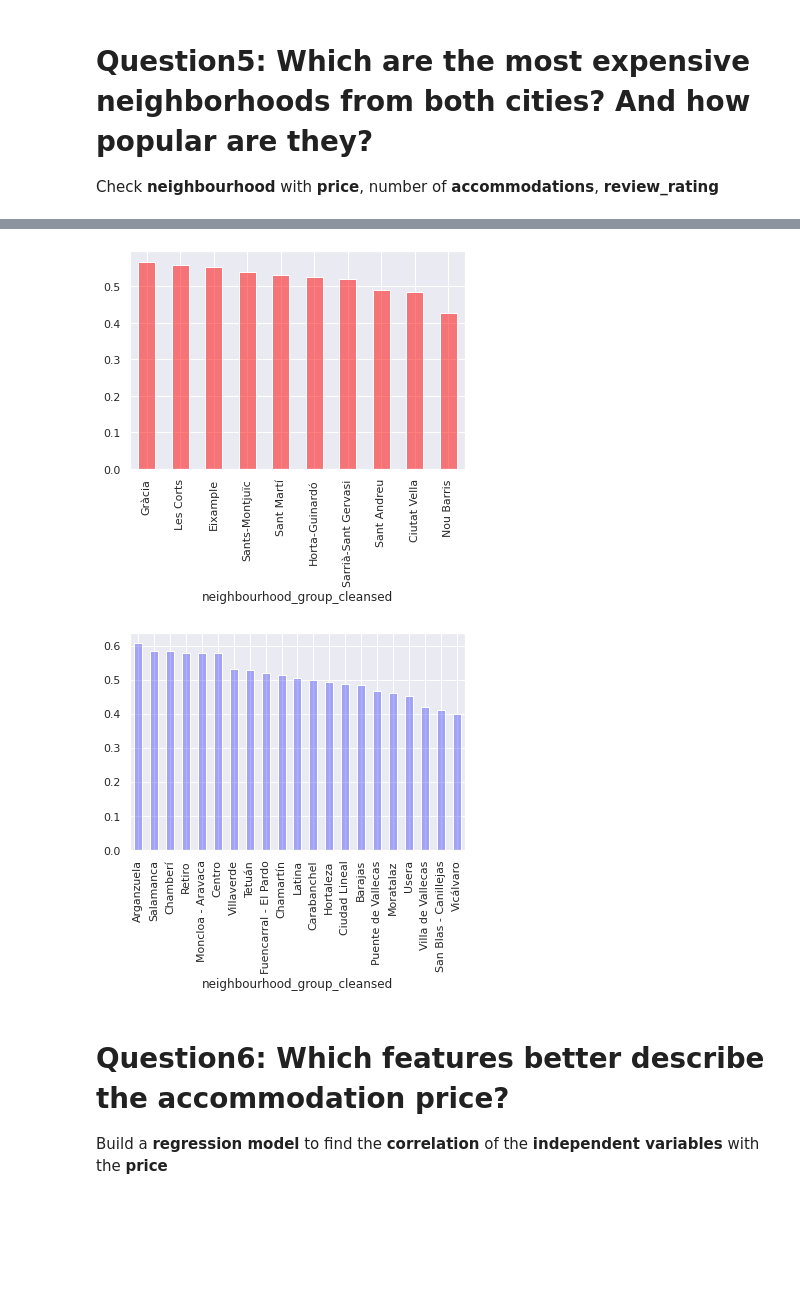
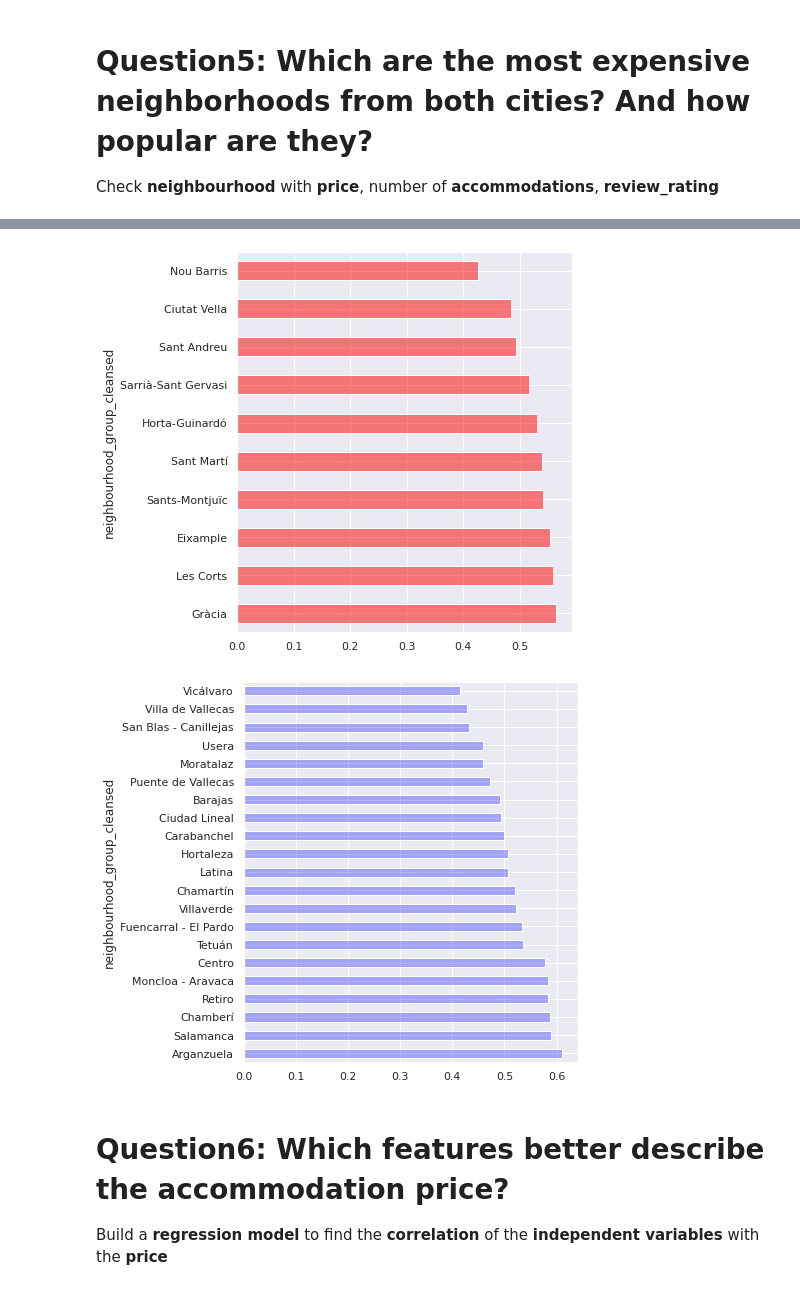
Before and after one commit to jordigc2/Udacity_DataScience_Nanodegree, a Jupyter notebook: Project1: Data Science Blog Post/src/AnalysingArbnbData.ipynb, the cells around one changed output, grey strips where cells are left out. Saved outputs shown, nothing was run; the diff lists cells and outputs as text; code cells hidden in the pictures; blank space fills up the shorter version.

```diff
--- a/Project1: Data Science Blog Post/src/AnalysingArbnbData.ipynb
+++ b/Project1: Data Science Blog Post/src/AnalysingArbnbData.ipynb
@@ -161,0 +162,3 @@ listings_mad['Score'] = listings_mad[scoreCols].mean(axis=1)
+# %%
+listings_bcn = listings_bcn[listings_bcn.price<=500]
+listings_mad = listings_mad[listings_mad.price<=500]
@@ -452,14 +465,14 @@ plt.plot();
 # %%
-plt.figure("bcn")
-listings_bcn.groupby(by='neighbourhood_group_cleansed').occupacy_30days.mean().sort_values(ascending=False).plot.bar(color=(1, 0, 0, 0.5))
+plt.figure("bcn",figsize=(6,7))
+listings_bcn.groupby(by='neighbourhood_group_cleansed').occupacy_30days.mean().sort_values(ascending=False).plot.barh(color=(1, 0, 0, 0.5))
 
-plt.figure("mad")
-listings_mad.groupby(by='neighbourhood_group_cleansed').occupacy_30days.mean().sort_values(ascending=False).plot.bar(color=(0, 0, 1, 0.3))
+plt.figure("mad",figsize=(6,7))
+listings_mad.groupby(by='neighbourhood_group_cleansed').occupacy_30days.mean().sort_values(ascending=False).plot.barh(color=(0, 0, 1, 0.3))
 
 plt.plot();
 # %% [output]
-[figure, old version]
+[figure, new version]
-[figure, old version]
+[figure, new version]
 # %% [markdown]
 # Question6: Which features better describe the accommodation price?
 Build a **regression model** to find the **correlation** of the **independent variables** with the **price**
```
Also changed, not shown: parts of 31 cells of this notebook.
